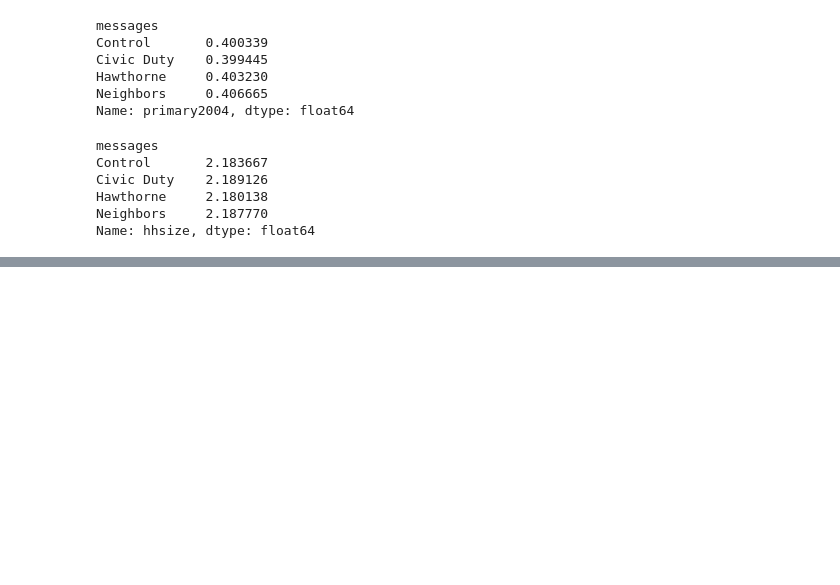
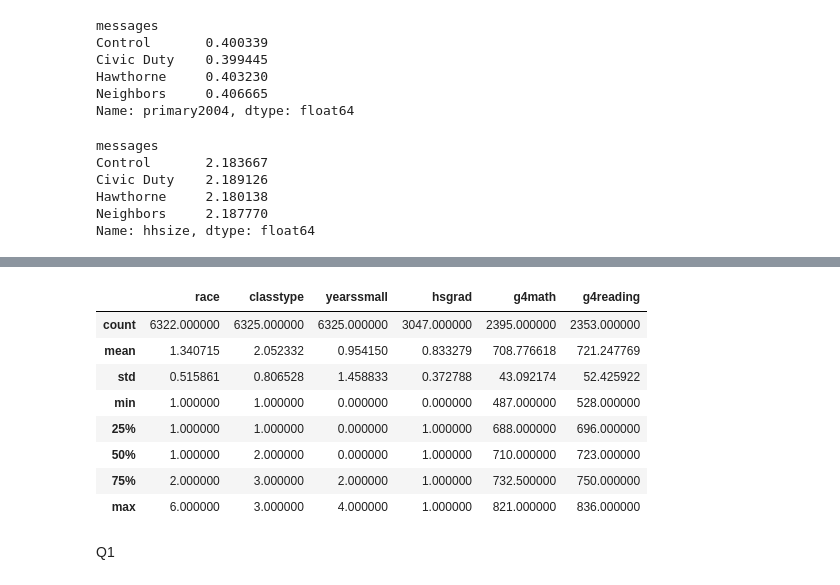
Before and after one commit to lee-data-socio/studies, a Jupyter notebook: qss/ch02_CAUSALITY.ipynb, the cells around one changed output, grey strips where cells are left out. Cells and saved outputs as stored; diff of their text form; code cells hidden in the pictures; blank space fills up the shorter version.

```diff
--- a/qss/ch02_CAUSALITY.ipynb
+++ b/qss/ch02_CAUSALITY.ipynb
@@ -691,0 +976,2 @@ Name: hhsize, dtype: float64
+# %%
+star = pd.read_csv('STAR.csv')
@@ -691,0 +1003,14 @@ Name: hhsize, dtype: float64
+# %%
+star.describe()
+# %% [output]
+|  | race | classtype | yearssmall | hsgrad | g4math | g4reading |
+| count | 6322.000000 | 6325.000000 | 6325.000000 | 3047.000000 | 2395.000000 | 2353.000000 |
+| mean | 1.340715 | 2.052332 | 0.954150 | 0.833279 | 708.776618 | 721.247769 |
+| std | 0.515861 | 0.806528 | 1.458833 | 0.372788 | 43.092174 | 52.425922 |
+| min | 1.000000 | 1.000000 | 0.000000 | 0.000000 | 487.000000 | 528.000000 |
+| 25% | 1.000000 | 1.000000 | 0.000000 | 1.000000 | 688.000000 | 696.000000 |
+| 50% | 1.000000 | 2.000000 | 0.000000 | 1.000000 | 710.000000 | 723.000000 |
+| 75% | 2.000000 | 3.000000 | 2.000000 | 1.000000 | 732.500000 | 750.000000 |
+| max | 6.000000 | 3.000000 | 4.000000 | 1.000000 | 821.000000 | 836.000000 |
+# %% [markdown]
+Q1
```
Also changed, not shown: parts of 87 cells of this notebook, 4 other files.
